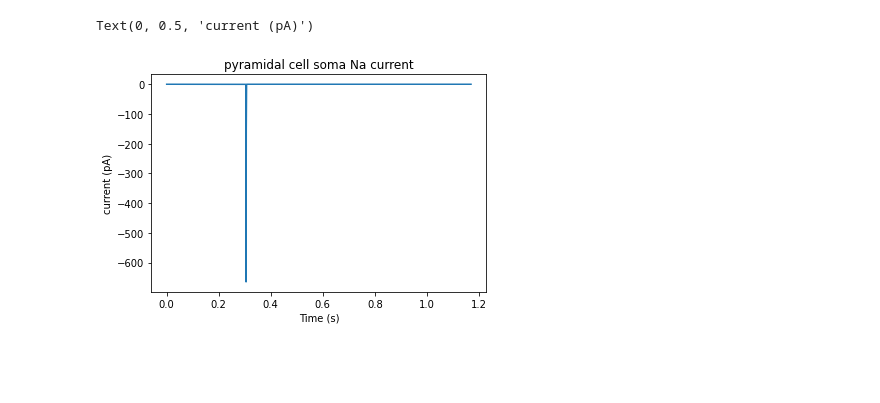
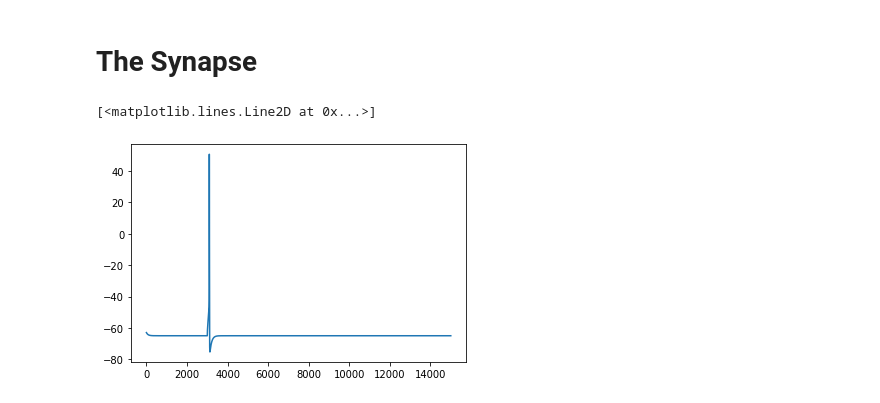
Before and after one commit to ddopp4877/CA1_model, a Jupyter notebook: ch2pyrtesting.ipynb, the cells around one changed output. Cells and saved outputs as stored; diff of their text form; code cells hidden in the pictures; blank space fills up the shorter version.

Commit message:
two cell model showing proper pyr spike

```diff
--- a/ch2pyrtesting.ipynb
+++ b/ch2pyrtesting.ipynb
@@ -14,8 +14,8 @@ h.load_file('stdrun.hoc')
 #h.nrn_load_dll(os.path.join("biophys_components","mechanisms","modfiles","nrnmech.dll"))
 h.nrn_load_dll(os.path.join("biophys_components","mechanisms","modfiles","x86_64",".libs","libnrnmech.so"))
 #fileList = ['class_pyramidalcell_original_modified.hoc','class_axoaxoniccell.hoc']
-#fileList = ['class_pyramidalcell.hoc','class_axoaxoniccell.hoc']
-fileList = ['class_pyramidalcell.hoc']
+fileList = ['class_pyramidalcell.hoc','class_axoaxoniccell.hoc']
+#fileList = ['class_pyramidalcell.hoc']
 #for each file, load it into the hoc interpreter so it can be accessed
 for item in fileList:
     h.load_file(os.path.join("biophys_components/templates/",item))
@@ -137,8 +129,0 @@ Text(0, 0.5, 'current pA')
-# %%
-plt.plot(time[:5850],resIna[:5850,:0+len(InjList[1])]*1000)
-plt.title('pyramidal cell soma Na current')
-plt.xlabel('Time (s)')
-plt.ylabel('current (pA)')
-# %% [output]
-Text(0, 0.5, 'current (pA)')
-[figure, removed]
@@ -144,0 +132,2 @@ Text(0, 0.5, 'current (pA)')
+# %% [markdown]
+# The Synapse
@@ -144,0 +136,29 @@ Text(0, 0.5, 'current (pA)')
+# %%
+Pyr = h.pyramidalcell()
+AAC = h.axoaxoniccell()
+
+iclamp = h.IClamp(AAC.soma[0](0.5))
+iclamp.delay = 300
+iclamp.dur = 10
+iclamp.amp = 400/1000
+
+vPyr = h.Vector().record(Pyr.soma[0](0.5)._ref_v)
+vAAC = h.Vector().record(AAC.soma[0](0.5)._ref_v)
+
+syn = h.chn2pyr(Pyr.axon[6](0.5))
+syn.initW = 18
+isyn = h.Vector().record(syn._ref_igaba)
+netcon = h.NetCon(AAC.soma[0](0.5)._ref_v, syn,10, 0.8, 1,sec=AAC.soma[0])
+
+h.dt=0.1
+h.finitialize(-63)
+h.continuerun(1500)
+
+vPyr = np.array(vPyr)
+vAAC = np.array(vAAC)
+isyn = np.array(isyn)
+# %%
+plt.plot(vAAC)
+# %% [output]
+[<matplotlib.lines.Line2D at 0x...>]
+[figure, added]
```
Also changed, not shown: parts of 25 cells of this notebook, 4 other files.
